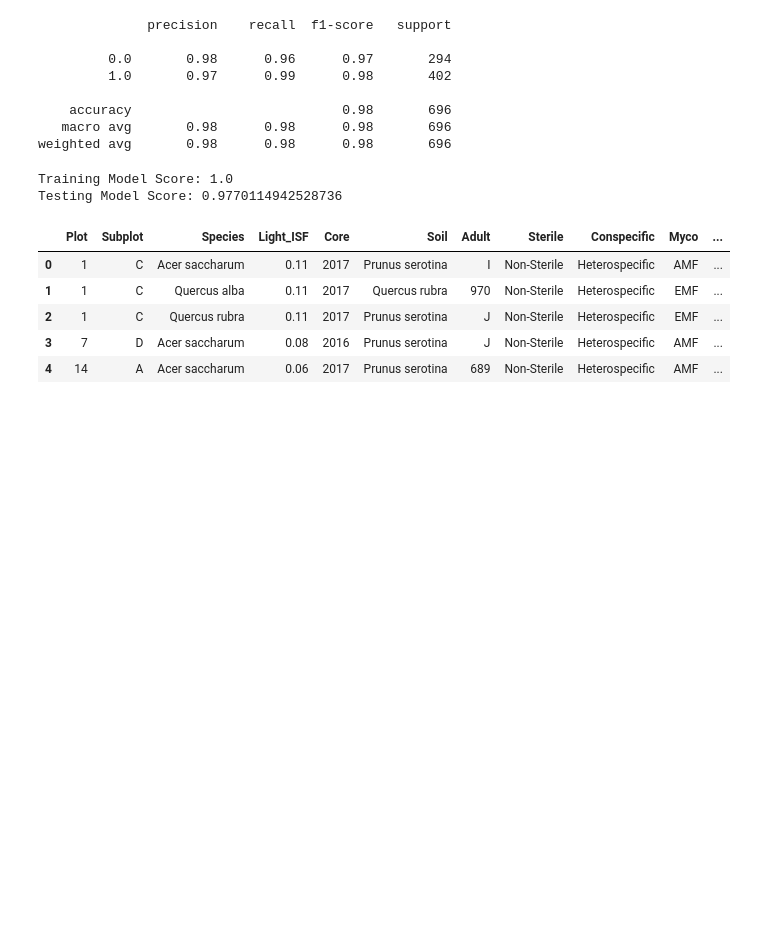
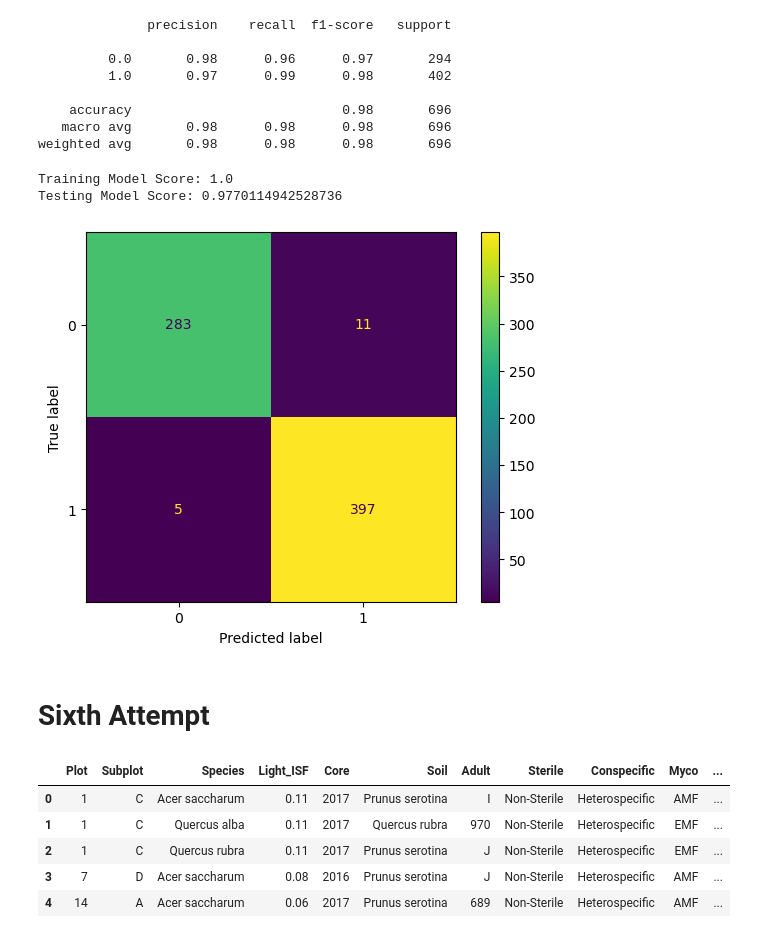
Before and after one commit to Cabone01/Tree_Survival, a Jupyter notebook: Archive/Tree_Notebook.ipynb, the cells around one changed output. Cells and saved outputs as stored; diff of their text form; code cells hidden in the pictures; blank space fills up the shorter version.

```diff
--- a/Tree_Notebook.ipynb
+++ b/Archive/Tree_Notebook.ipynb
@@ -539,6 +550,14 @@ print(f"Testing Model Score: {model_lgb.score(X_m_test, y_m_test)}")
 # %% [output]
 Training Model Score: 1.0
 Testing Model Score: 0.9770114942528736
+# %%
+cm = confusion_matrix(y_m_test, predictions)
+
+cm_display = ConfusionMatrixDisplay(cm).plot()
+# %% [output]
+[figure, added]
+# %% [markdown]
+# Sixth Attempt
 # %%
 df_2.head()
 # %% [output]
```
Also changed, not shown: parts of 16 cells of this notebook, 3 other files.
